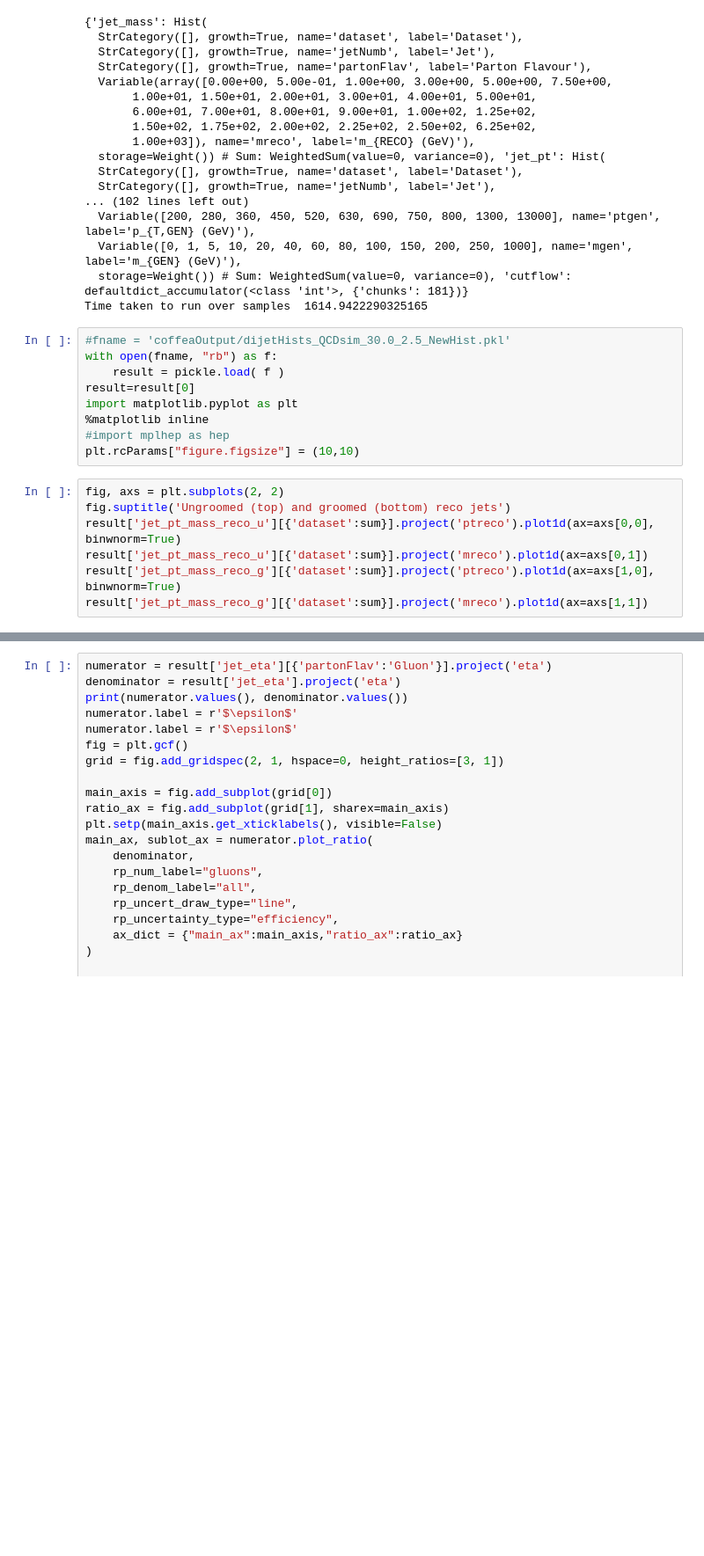
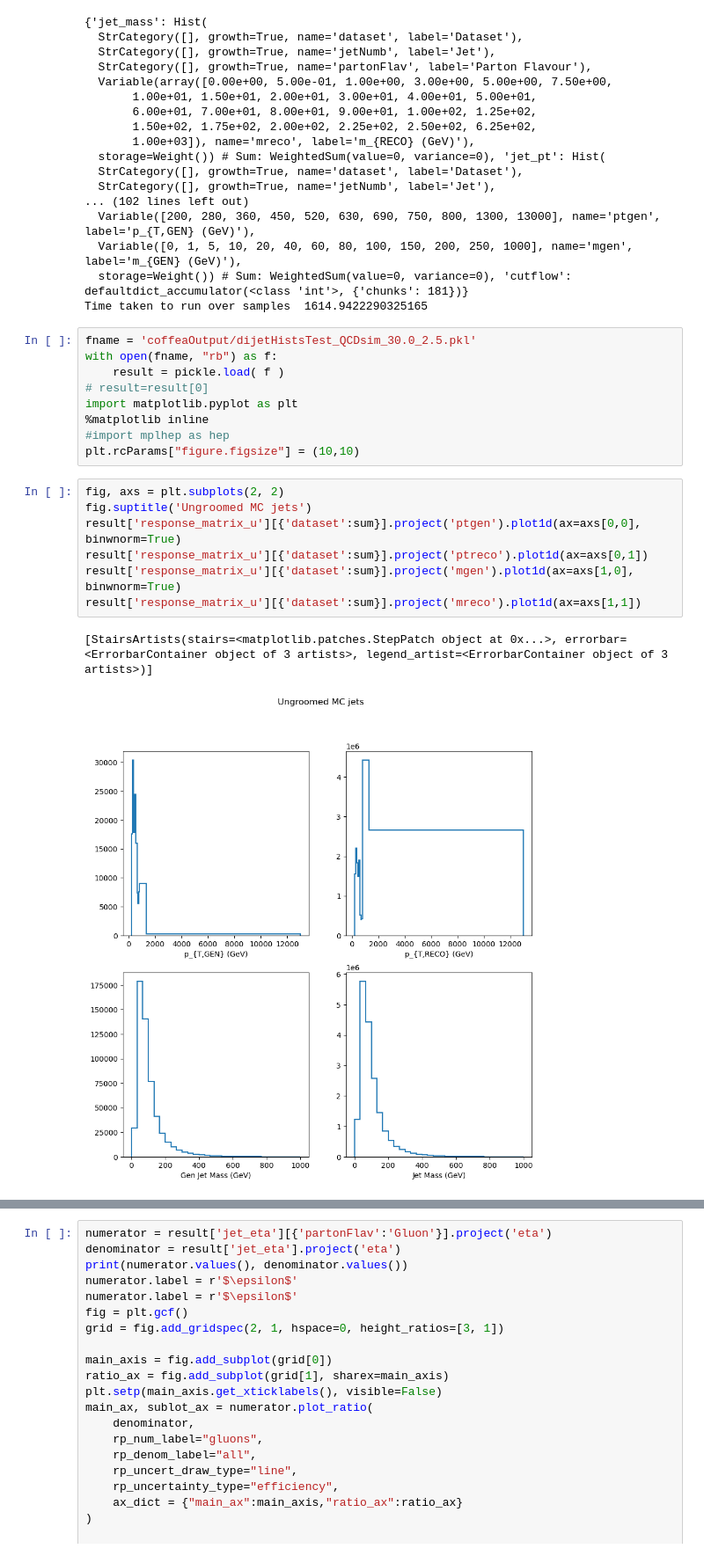
Before and after one commit to laurenhay/GluonJetMass, a Jupyter notebook: dijetSelection_studies.ipynb, the cells around one changed output, grey strips where cells are left out. Shown at 88% size. Drawn from its saved outputs; the diff is of its cells as text; blank space fills up the shorter version.

```diff
--- a/dijetSelection_studies.ipynb
+++ b/dijetSelection_studies.ipynb
@@ -122,18 +122,21 @@ Length of FatJet after falttenting:  0
   storage=Weight()) # Sum: WeightedSum(value=0, variance=0), 'cutflow': defaultdict_accumulator(<class 'int'>, {'chunks': 181})}
 Time taken to run over samples  1614.9422290325165
 # %%
-#fname = 'coffeaOutput/dijetHists_QCDsim_30.0_2.5_NewHist.pkl'
+fname = 'coffeaOutput/dijetHistsTest_QCDsim_30.0_2.5.pkl'
 with open(fname, "rb") as f:
     result = pickle.load( f )
-result=result[0]
+# result=result[0]
 import matplotlib.pyplot as plt
 %matplotlib inline
 #import mplhep as hep
 plt.rcParams["figure.figsize"] = (10,10)
 # %%
 fig, axs = plt.subplots(2, 2)
-fig.suptitle('Ungroomed (top) and groomed (bottom) reco jets')
-result['jet_pt_mass_reco_u'][{'dataset':sum}].project('ptreco').plot1d(ax=axs[0,0], binwnorm=True)
-result['jet_pt_mass_reco_u'][{'dataset':sum}].project('mreco').plot1d(ax=axs[0,1])
-result['jet_pt_mass_reco_g'][{'dataset':sum}].project('ptreco').plot1d(ax=axs[1,0], binwnorm=True)
-result['jet_pt_mass_reco_g'][{'dataset':sum}].project('mreco').plot1d(ax=axs[1,1])
+fig.suptitle('Ungroomed MC jets')
+result['response_matrix_u'][{'dataset':sum}].project('ptgen').plot1d(ax=axs[0,0], binwnorm=True)
+result['response_matrix_u'][{'dataset':sum}].project('ptreco').plot1d(ax=axs[0,1])
+result['response_matrix_u'][{'dataset':sum}].project('mgen').plot1d(ax=axs[1,0], binwnorm=True)
+result['response_matrix_u'][{'dataset':sum}].project('mreco').plot1d(ax=axs[1,1])
+# %% [output]
+[StairsArtists(stairs=<matplotlib.patches.StepPatch object at 0x...>, errorbar=<ErrorbarContainer object of 3 artists>, legend_artist=<ErrorbarContainer object of 3 artists>)]
+[figure, added]
```
Also changed, not shown: parts of 3 cells of this notebook, 4 other files.
